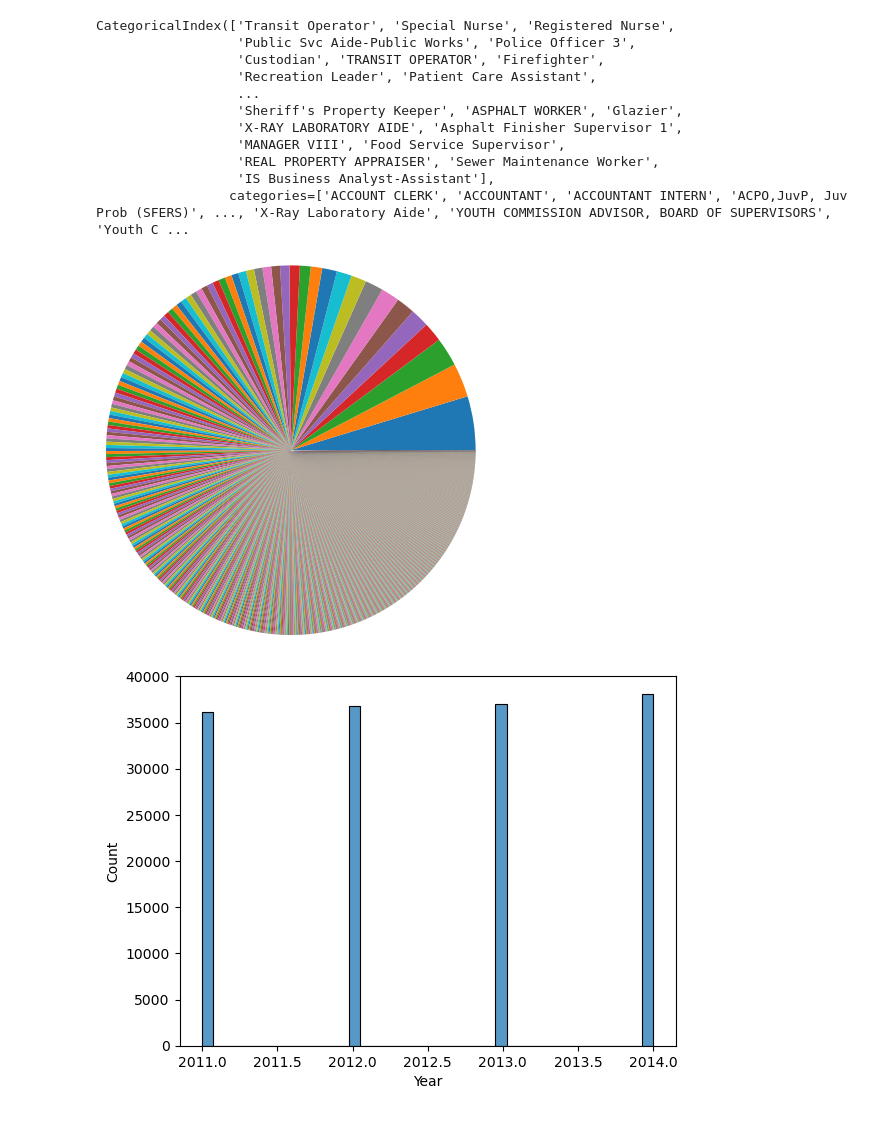
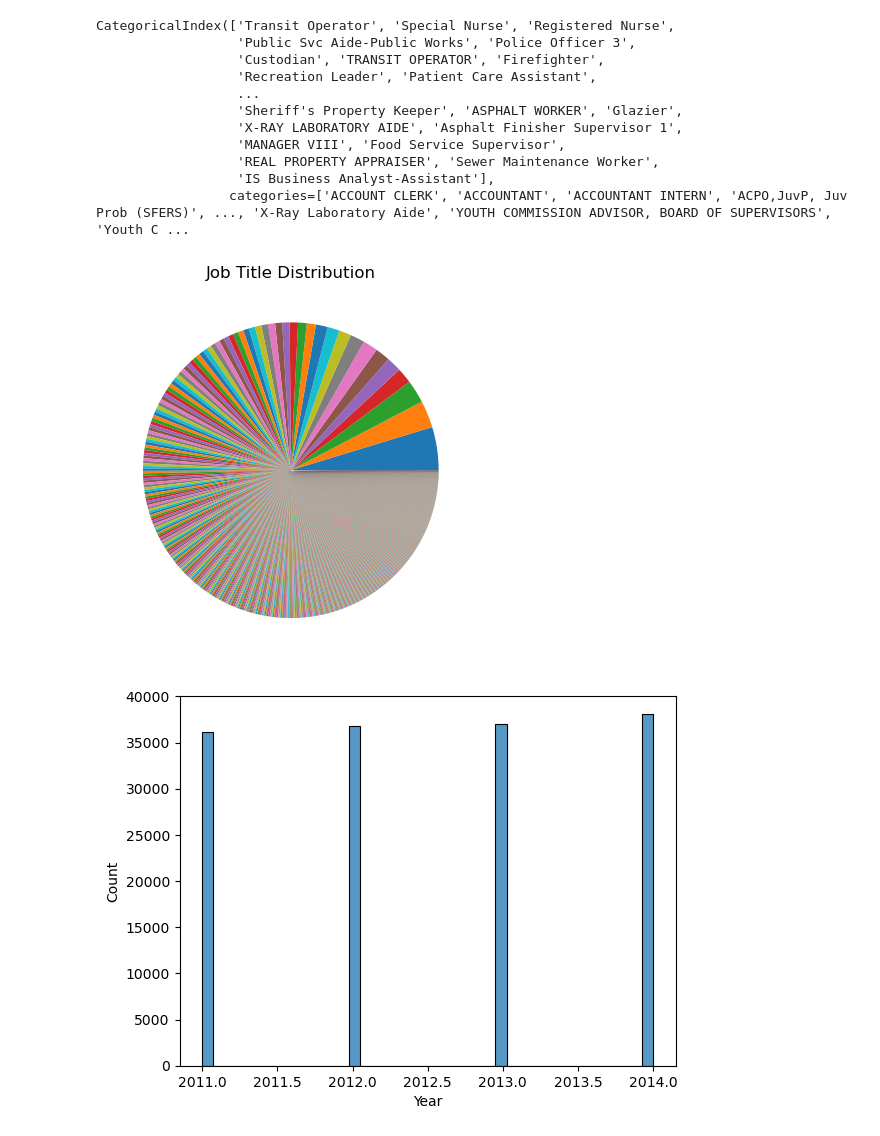
Before and after one commit to Nabil-Ghosn/Data-Science-Portfolio, a Jupyter notebook: ShAI_BootCamp_Salaries_Assignment/ShAI_BootCamp_Assignment.ipynb, the cells around one changed output. Saved outputs shown, nothing was run; the diff lists cells and outputs as text; code cells hidden in the pictures.

```diff
--- a/ShAI_BootCamp_Salaries_Assignment/ShAI_BootCamp_Assignment.ipynb
+++ b/ShAI_BootCamp_Salaries_Assignment/ShAI_BootCamp_Assignment.ipynb
@@ -353,10 +364,11 @@ CategoricalIndex(['Transit Operator', 'Special Nurse', 'Registered Nurse',
                  categories=['ACCOUNT CLERK', 'ACCOUNTANT', 'ACCOUNTANT INTERN', 'ACPO,JuvP, Juv Prob (SFERS)', ..., 'X-Ray Laboratory Aide', 'YOUTH COMMISSION ADVISOR, BOARD OF SUPERVISORS', 'Youth C ...
 # %%
 # _ = data['JobTitle'].value_counts()#[(data['JobTitle'].value_counts()>25)]
-plt.pie(data['JobTitle'].value_counts(), radius=1.25)
+plt.pie(data['JobTitle'].value_counts(), radius=1)
+plt.title("Job Title Distribution")
 plt.show()
 # %% [output]
-[figure, old version]
+[figure, new version]
 # %%
 sns.histplot(data=data, x='Year')
 plt.show()
```
Also changed, not shown: parts of 6 cells of this notebook.
